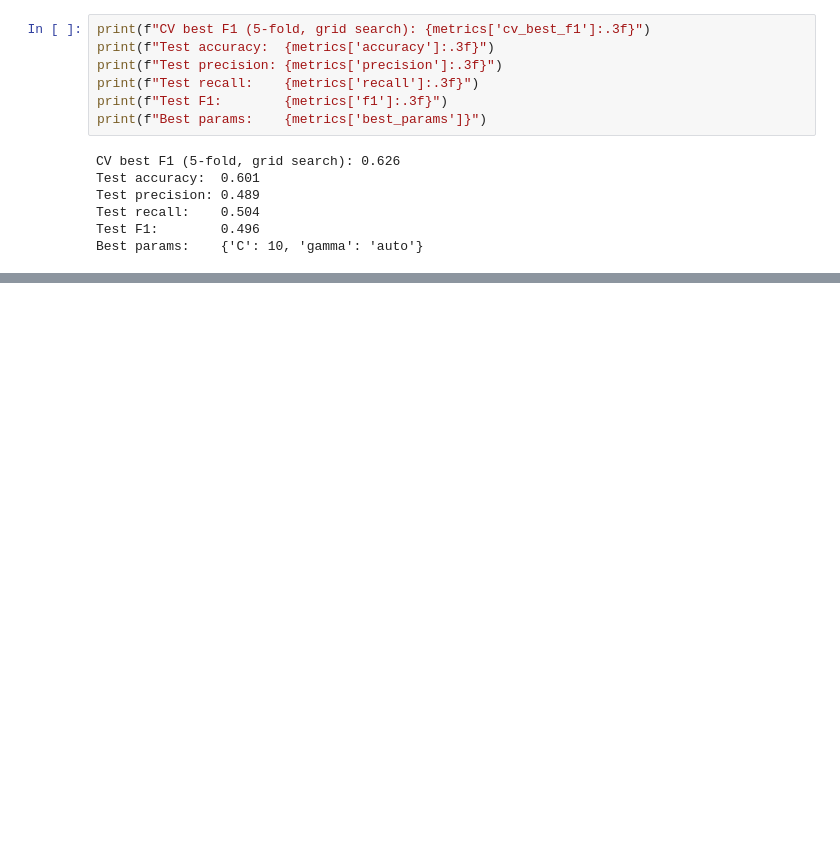
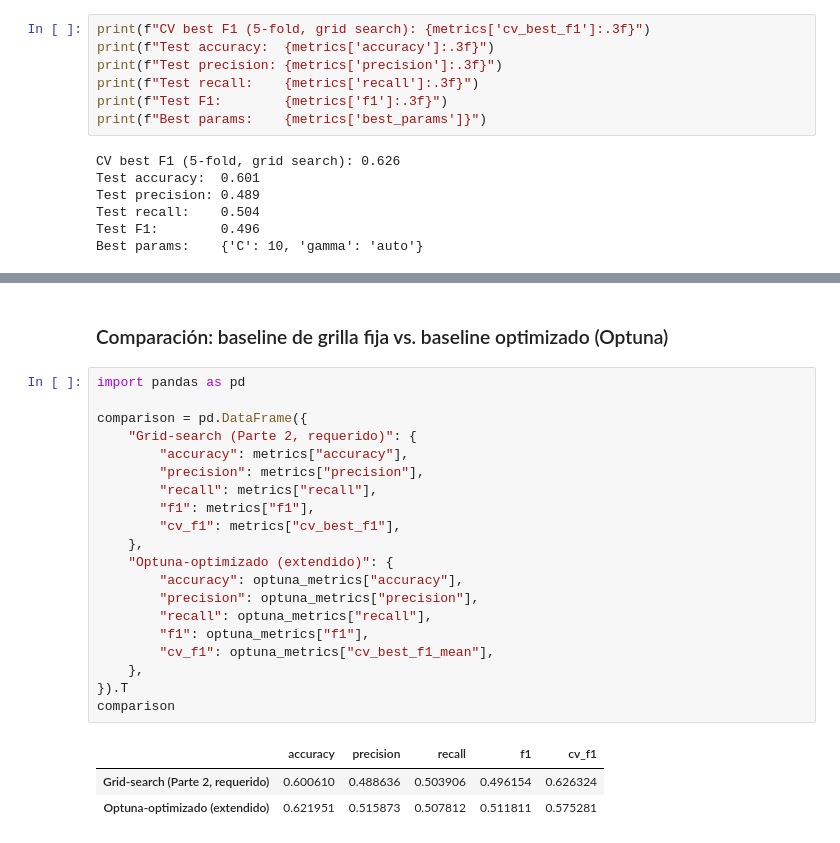
Before and after one commit to samcab28/Quantathon2026, a Jupyter notebook: notebooks/02_classical_baseline.ipynb, the cells around one changed output, grey strips where cells are left out. Saved outputs shown, nothing was run; the diff lists cells and outputs as text; blank space fills up the shorter version.

```diff
--- a/notebooks/02_classical_baseline.ipynb
+++ b/notebooks/02_classical_baseline.ipynb
@@ -124,0 +159,26 @@ Best params:    {'C': 10, 'gamma': 'auto'}
+# %% [markdown]
+### Comparación: baseline de grilla fija vs. baseline optimizado (Optuna)
+# %%
+import pandas as pd
+
+comparison = pd.DataFrame({
+    "Grid-search (Parte 2, requerido)": {
+        "accuracy": metrics["accuracy"],
+        "precision": metrics["precision"],
+        "recall": metrics["recall"],
+        "f1": metrics["f1"],
+        "cv_f1": metrics["cv_best_f1"],
+    },
+    "Optuna-optimizado (extendido)": {
+        "accuracy": optuna_metrics["accuracy"],
+        "precision": optuna_metrics["precision"],
+        "recall": optuna_metrics["recall"],
+        "f1": optuna_metrics["f1"],
+        "cv_f1": optuna_metrics["cv_best_f1_mean"],
+    },
+}).T
+comparison
+# %% [output]
+|  | accuracy | precision | recall | f1 | cv_f1 |
+| Grid-search (Parte 2, requerido) | 0.600610 | 0.488636 | 0.503906 | 0.496154 | 0.626324 |
+| Optuna-optimizado (extendido) | 0.621951 | 0.515873 | 0.507812 | 0.511811 | 0.575281 |
```
Also changed, not shown: parts of 7 cells of this notebook, 18 other files.
